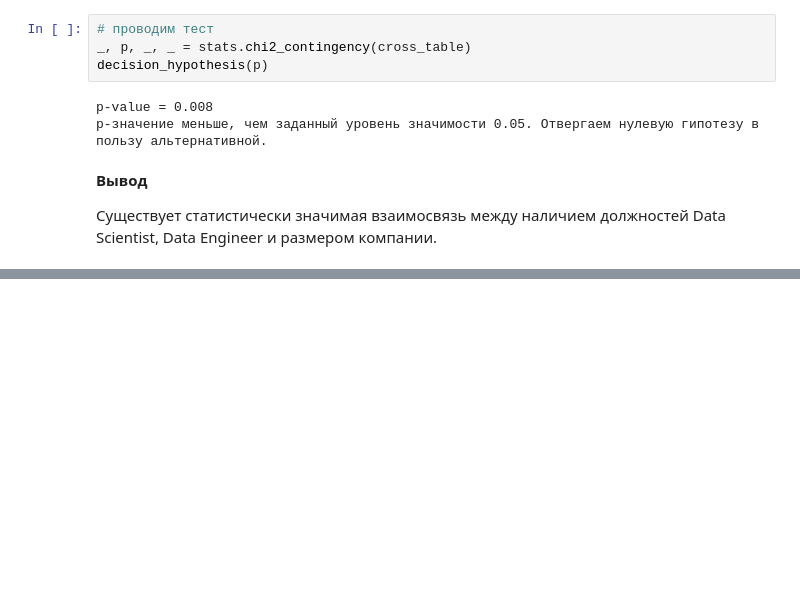
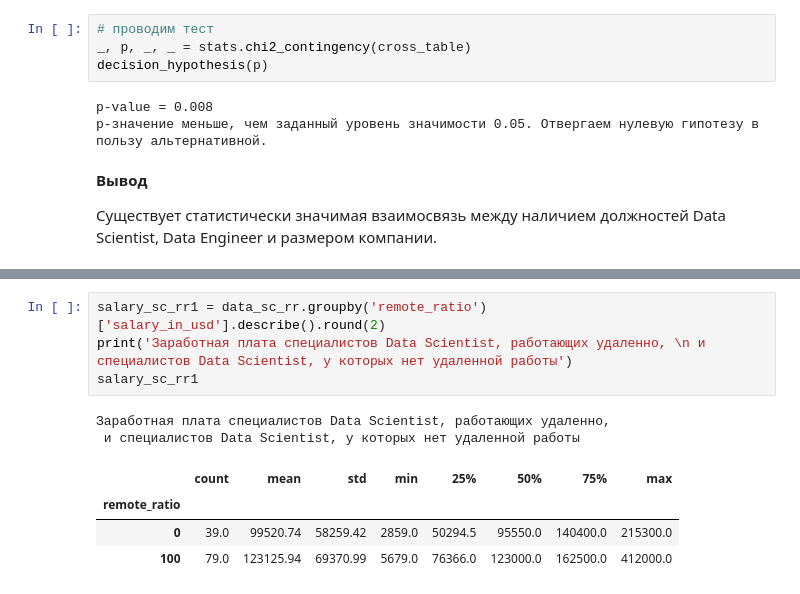
Before and after one commit to LNarnia/new_DS, a Jupyter notebook: Skillfactory/EDA_4/Исследование_данных_HR_агенства.ipynb, the cells around one changed output, grey strips where cells are left out. Drawn from its saved outputs; the diff is of its cells as text; blank space fills up the shorter version.

```diff
--- a/Skillfactory/EDA_4/Исследование_данных_HR_агенства.ipynb
+++ b/Skillfactory/EDA_4/Исследование_данных_HR_агенства.ipynb
@@ -1711,0 +1847,11 @@ p-значение меньше, чем заданный уровень знач
+# %%
+salary_sc_rr1 = data_sc_rr.groupby('remote_ratio')['salary_in_usd'].describe().round(2)
+print('Заработная плата специалистов Data Scientist, работающих удаленно, \n и специалистов Data Scientist, у которых нет удаленной работы')
+salary_sc_rr1
+# %% [output]
+Заработная плата специалистов Data Scientist, работающих удаленно,
+ и специалистов Data Scientist, у которых нет удаленной работы
+|  | count | mean | std | min | 25% | 50% | 75% | max |
+| remote_ratio |  |  |  |  |  |  |  |  |
+| 0 | 39.0 | 99520.74 | 58259.42 | 2859.0 | 50294.5 | 95550.0 | 140400.0 | 215300.0 |
+| 100 | 79.0 | 123125.94 | 69370.99 | 5679.0 | 76366.0 | 123000.0 | 162500.0 | 412000.0 |
```
Also changed, not shown: parts of 37 cells of this notebook.
